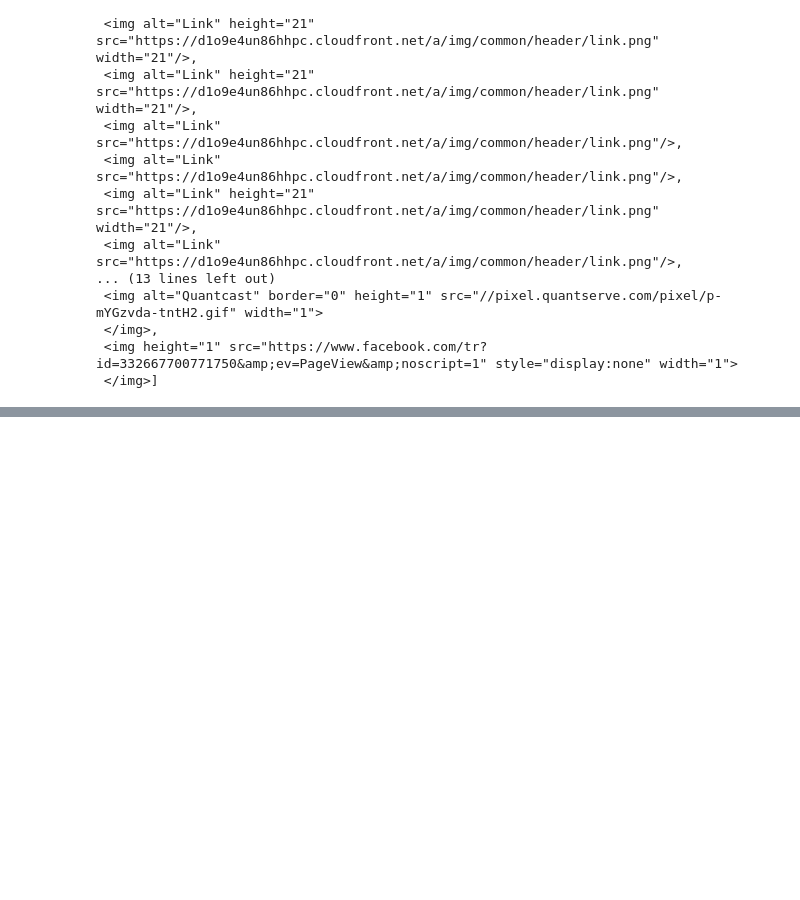
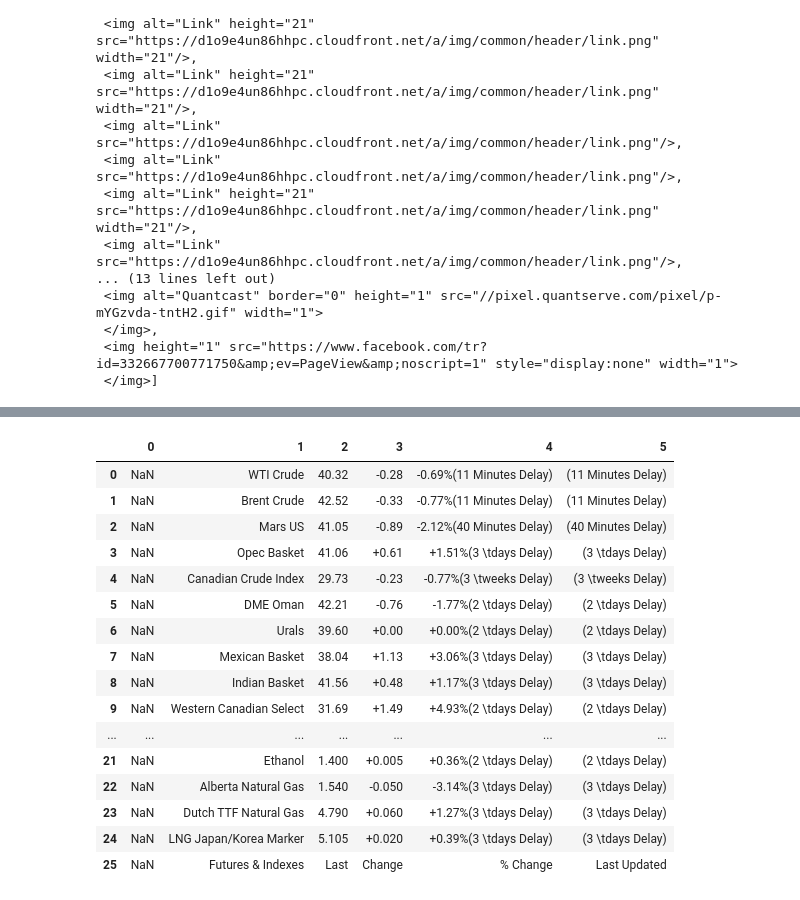
Before and after one commit to OlegRyzhkov2020/oil-project, a Jupyter notebook: app_flask/oil_news.ipynb, the cells around one changed output, grey strips where cells are left out. Saved outputs shown, nothing was run; the diff lists cells and outputs as text; code cells hidden in the pictures; blank space fills up the shorter version.

```diff
--- a/app_flask/oil_news.ipynb
+++ b/app_flask/oil_news.ipynb
@@ -147,0 +156,4 @@ image_holder
+# %%
+# Visit oilprice.com
+url_prices = "https://oilprice.com/oil-price-charts/#prices"
+soup_prices = soup_url(url_prices)
@@ -147,0 +175,23 @@ image_holder
+# %%
+r = requests.get(url_prices)
+price_list = pd.read_html(r.text) # this parses all the tables in webpages to a list
+price_df = price_list[0]
+price_df
+# %% [output]
+|  | 0 | 1 | 2 | 3 | 4 | 5 |
+| 0 | NaN | WTI Crude | 40.32 | -0.28 | -0.69%(11 Minutes Delay) | (11 Minutes Delay) |
+| 1 | NaN | Brent Crude | 42.52 | -0.33 | -0.77%(11 Minutes Delay) | (11 Minutes Delay) |
+| 2 | NaN | Mars US | 41.05 | -0.89 | -2.12%(40 Minutes Delay) | (40 Minutes Delay) |
+| 3 | NaN | Opec Basket | 41.06 | +0.61 | +1.51%(3 \tdays Delay) | (3 \tdays Delay) |
+| 4 | NaN | Canadian Crude Index | 29.73 | -0.23 | -0.77%(3 \tweeks Delay) | (3 \tweeks Delay) |
+| 5 | NaN | DME Oman | 42.21 | -0.76 | -1.77%(2 \tdays Delay) | (2 \tdays Delay) |
+| 6 | NaN | Urals | 39.60 | +0.00 | +0.00%(2 \tdays Delay) | (2 \tdays Delay) |
+| 7 | NaN | Mexican Basket | 38.04 | +1.13 | +3.06%(3 \tdays Delay) | (3 \tdays Delay) |
+| 8 | NaN | Indian Basket | 41.56 | +0.48 | +1.17%(3 \tdays Delay) | (3 \tdays Delay) |
+| 9 | NaN | Western Canadian Select | 31.69 | +1.49 | +4.93%(2 \tdays Delay) | (2 \tdays Delay) |
+| ... | ... | ... | ... | ... | ... | ... |
+| 21 | NaN | Ethanol | 1.400 | +0.005 | +0.36%(2 \tdays Delay) | (2 \tdays Delay) |
+| 22 | NaN | Alberta Natural Gas | 1.540 | -0.050 | -3.14%(3 \tdays Delay) | (3 \tdays Delay) |
+| 23 | NaN | Dutch TTF Natural Gas | 4.790 | +0.060 | +1.27%(3 \tdays Delay) | (3 \tdays Delay) |
+| 24 | NaN | LNG Japan/Korea Marker | 5.105 | +0.020 | +0.39%(3 \tdays Delay) | (3 \tdays Delay) |
+| 25 | NaN | Futures & Indexes | Last | Change | % Change | Last Updated |
```
Also changed, not shown: parts of 22 cells of this notebook, 17 other files.
